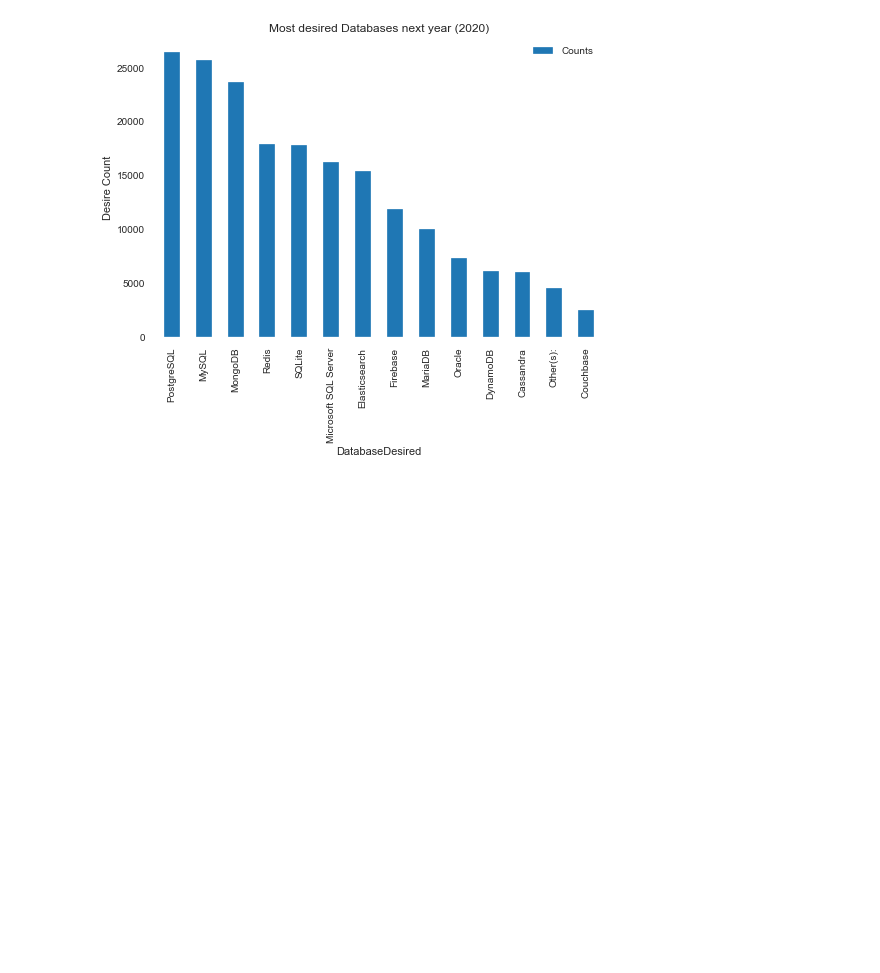
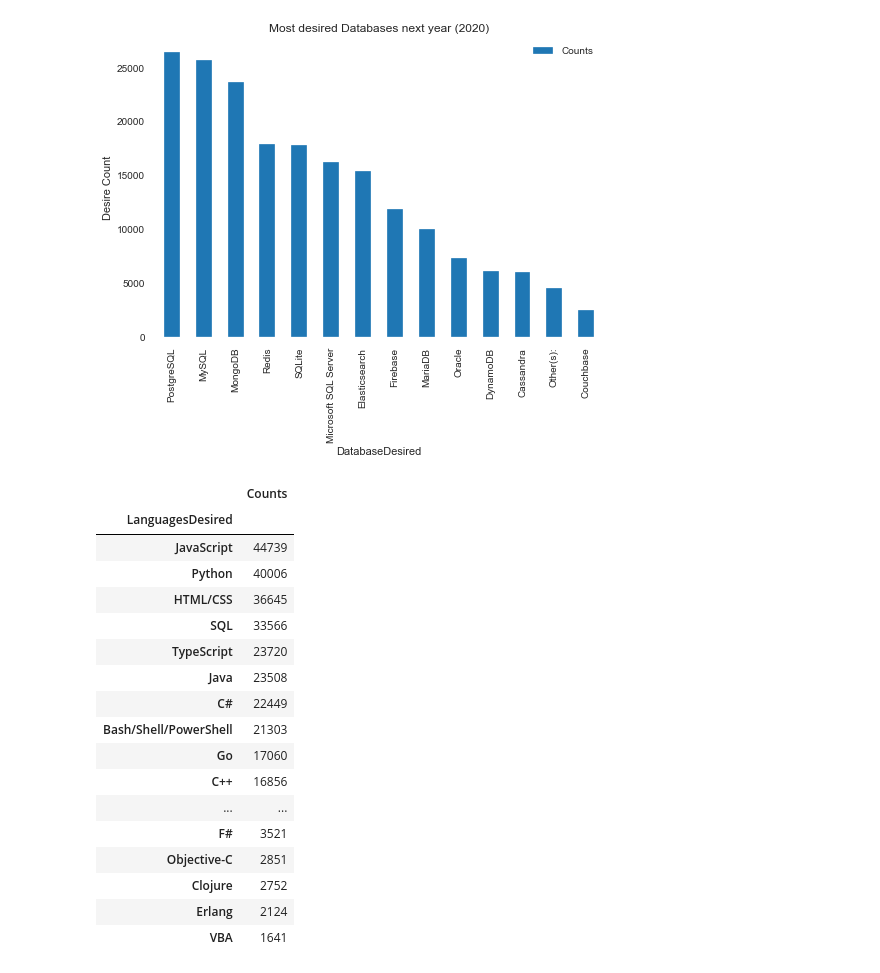
Before and after one commit to vsumanbabu/stackoverflow-developer-surveys, a Jupyter notebook: main/MostDesiredSoftwares.ipynb, the cells around one changed output. Drawn from its saved outputs; the diff is of its cells as text; code cells hidden in the pictures; blank space fills up the shorter version.

```diff
--- a/main/MostDesiredSoftwares.ipynb
+++ b/main/MostDesiredSoftwares.ipynb
@@ -163,3 +163,29 @@ plt.show()
 # %% [output]
 <Figure size 576x396 with 0 Axes>
 [figure]
+# %%
+'''
+3.) What are the most desired Programming Languages next year (2020)?
+Data
+'''
+df_desired_languages=get_df_desired_x(df_2019,'LanguageDesireNextYear','LanguagesDesired')
+df_desired_languages
+# %% [output]
+|  | Counts |
+| LanguagesDesired |  |
+| JavaScript | 44739 |
+| Python | 40006 |
+| HTML/CSS | 36645 |
+| SQL | 33566 |
+| TypeScript | 23720 |
+| Java | 23508 |
+| C# | 22449 |
+| Bash/Shell/PowerShell | 21303 |
+| Go | 17060 |
+| C++ | 16856 |
+| ... | ... |
+| F# | 3521 |
+| Objective-C | 2851 |
+| Clojure | 2752 |
+| Erlang | 2124 |
+| VBA | 1641 |
```
Also changed, not shown: parts of 1 cell of this notebook.
